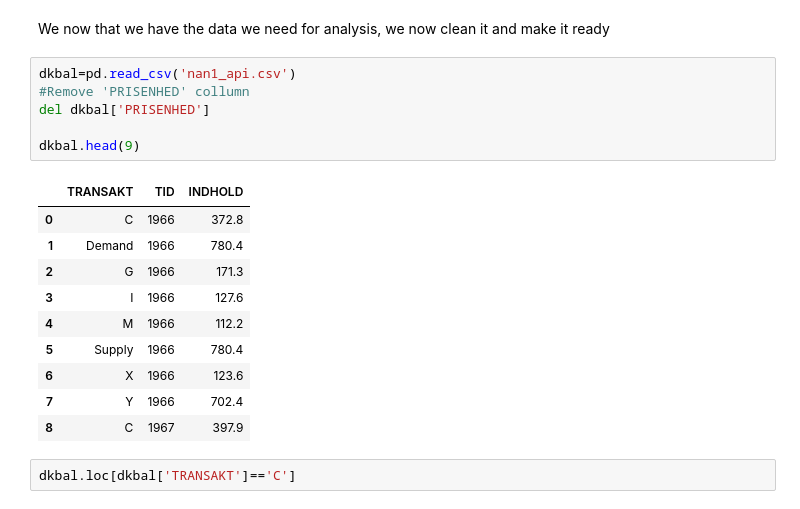
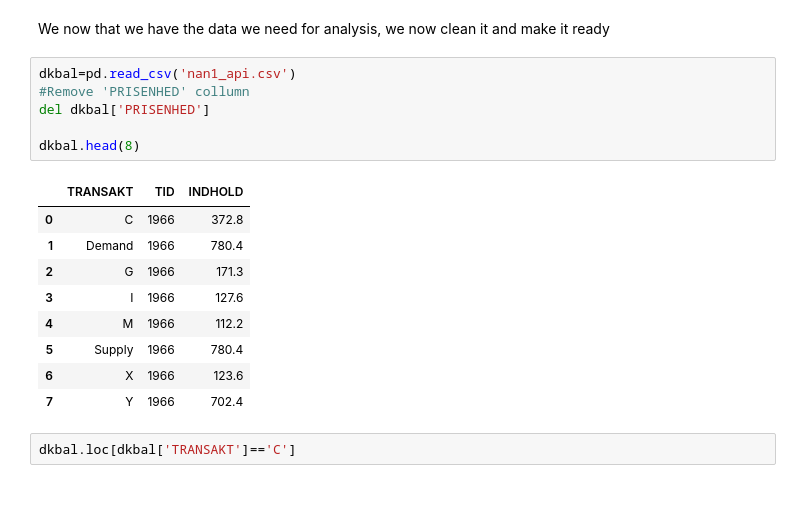
Before and after one commit to NumEconCopenhagen/projects-2023-tgr401, a Jupyter notebook: dataproject/Final_dataproject.ipynb, the cells around one changed output. Saved outputs shown, nothing was run; the diff lists cells and outputs as text.

```diff
--- a/dataproject/Final_dataproject.ipynb
+++ b/dataproject/Final_dataproject.ipynb
@@ -122,20 +125,19 @@ We now that we have the data we need for analysis, we now clean it and make it r
 # %%
 dkbal=pd.read_csv('nan1_api.csv')
 #Remove 'PRISENHED' collumn
 del dkbal['PRISENHED']
 
-dkbal.head(9)
+dkbal.head(8)
 # %% [output]
 |  | TRANSAKT | TID | INDHOLD |
 | 0 | C | 1966 | 372.8 |
 | 1 | Demand | 1966 | 780.4 |
 | 2 | G | 1966 | 171.3 |
 | 3 | I | 1966 | 127.6 |
 | 4 | M | 1966 | 112.2 |
 | 5 | Supply | 1966 | 780.4 |
 | 6 | X | 1966 | 123.6 |
 | 7 | Y | 1966 | 702.4 |
-| 8 | C | 1967 | 397.9 |
 # %%
 dkbal.loc[dkbal['TRANSAKT']=='C']
 # %% [output]
```
Also changed, not shown: parts of 3 cells of this notebook.
